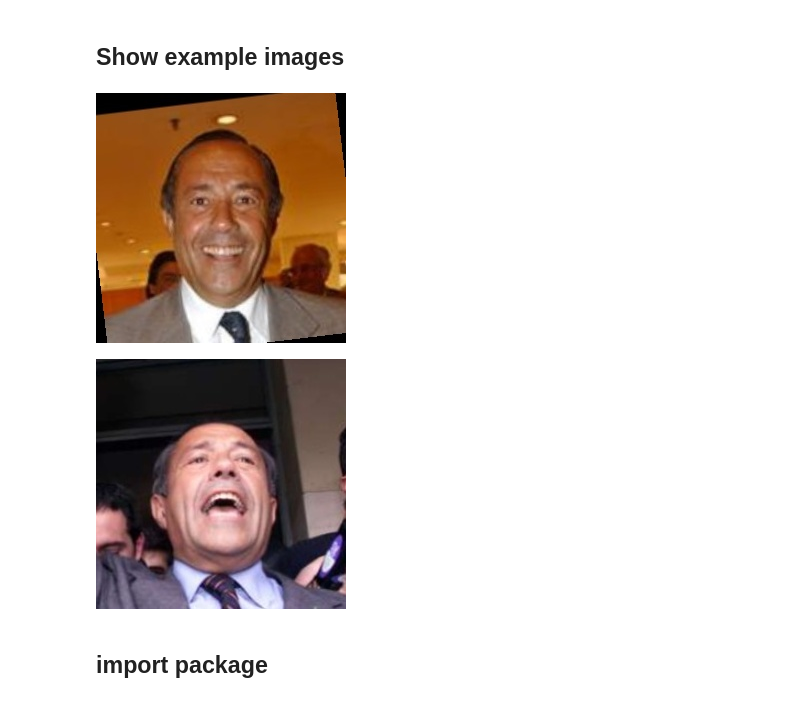
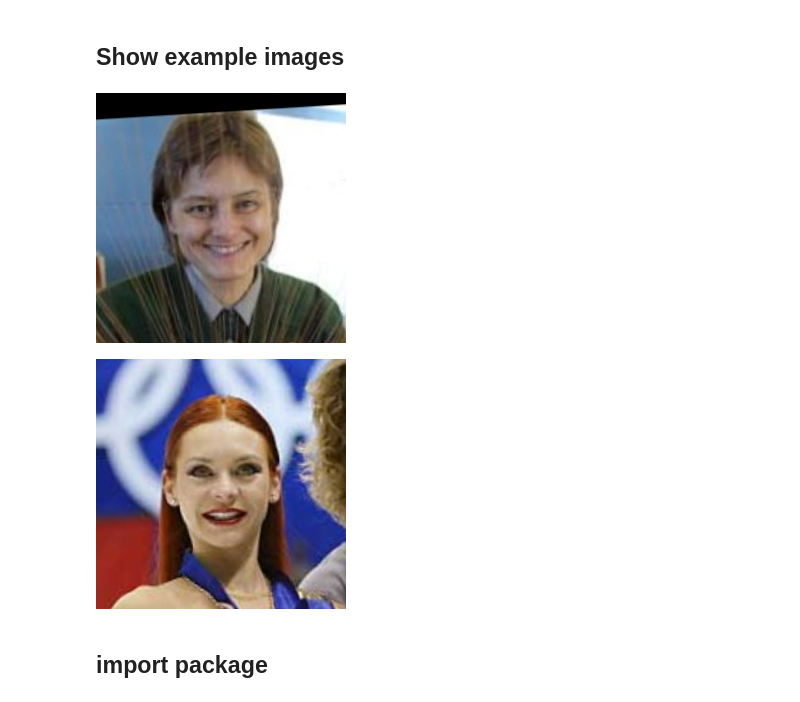
Before and after one commit to Michal-Koter/face-reidentification, a Jupyter notebook: notebooks/example_usage.ipynb, the cells around one changed output. Drawn from its saved outputs; the diff is of its cells as text; code cells hidden in the pictures.

Commit message:
add sample images

```diff
--- a/notebooks/example_usage.ipynb
+++ b/notebooks/example_usage.ipynb
@@ -5,16 +5,16 @@
 # %%
 from PIL import Image
 # %%
-img1_path = "C:/Users/koter/Documents/Programy/face-reidentification/face-reidentification/data/lfw-py/lfw_funneled/Adolfo_Rodriguez_Saa/Adolfo_Rodriguez_Saa_0001.jpg"
-img2_path = "C:/Users/koter/Documents/Programy/face-reidentification/face-reidentification/data/lfw-py/lfw_funneled/Adolfo_Rodriguez_Saa/Adolfo_Rodriguez_Saa_0002.jpg"
+img1_path = "../data/Maria_Burks_0001.jpg"
+img2_path = "../data/Marina_Anissina_0001.jpg"
 
 img1 = Image.open(img1_path)
 img2 = Image.open(img2_path)
 
 display(img1, img2)
 # %% [output]
-[figure, old version]
+[figure, new version]
-[figure, old version]
+[figure, new version]
 # %% [markdown]
 ## import package
 # %%
```
Also changed, not shown: parts of 1 cell of this notebook, 2 other files.
